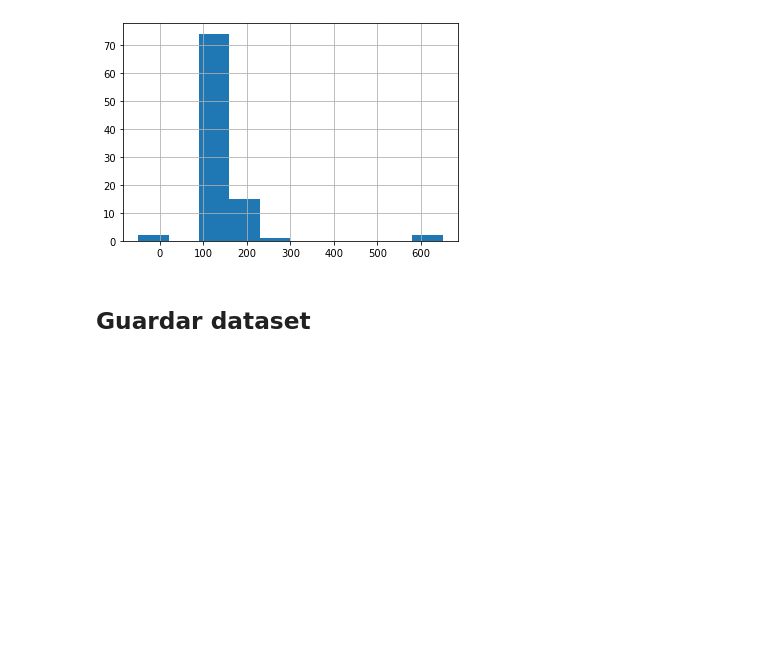
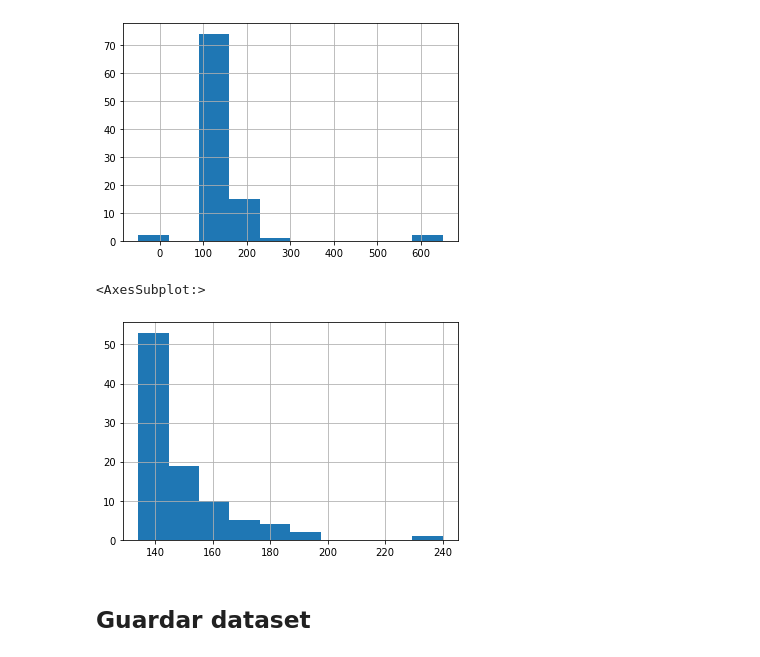
Before and after one commit to carlosgomezgil99/Ejs-Dylan, a Jupyter notebook: 1_limpieza_de_datos.ipynb, the cells around one changed output. Cells and saved outputs as stored; diff of their text form; code cells hidden in the pictures; blank space fills up the shorter version.

```diff
--- a/1_limpieza_de_datos.ipynb
+++ b/1_limpieza_de_datos.ipynb
@@ -482,6 +485,11 @@ df_imdb.duration.hist()
 df_imdb.loc[(df_imdb.duration>400) | (df_imdb.duration<=5),'duration']=np.nan
 # %%
 df_imdb.loc[df_imdb.duration.isnull(),'duration']=df_imdb.duration.median()
+# %%
+df_imdb.duration.hist()
+# %% [output]
+<AxesSubplot:>
+[figure, added]
 # %%
 def identify_films(gross, rating):
     if gross > 150_000_000 and rating < 6.5:
```
Also changed, not shown: parts of 26 cells of this notebook.
